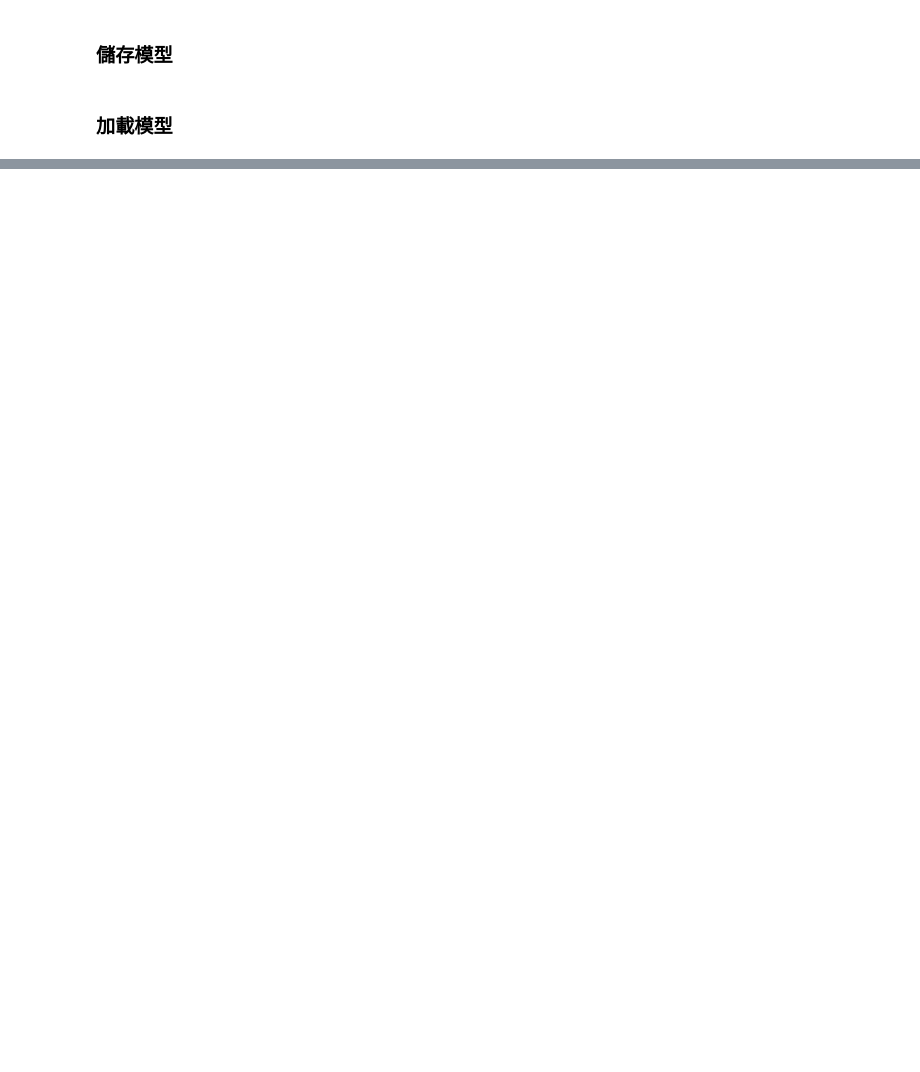
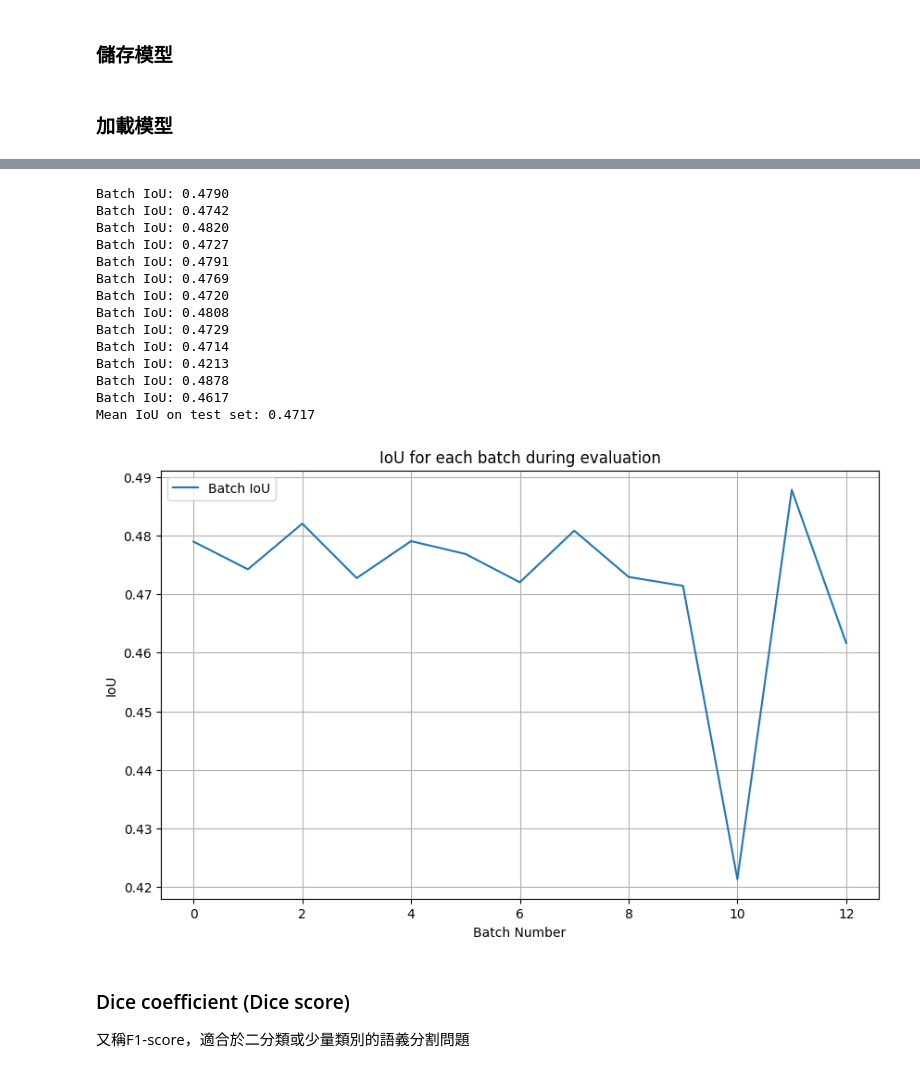
Before and after one commit to EureCalla/Probe-Mark, a Jupyter notebook: notebook/PM.ipynb, the cells around one changed output, grey strips where cells are left out. Drawn from its saved outputs; the diff is of its cells as text; code cells hidden in the pictures; blank space fills up the shorter version.

```diff
--- a/notebook/PM.ipynb
+++ b/notebook/PM.ipynb
@@ -582,0 +611,73 @@ with torch.no_grad():
+# %%
+import torchmetrics
+import matplotlib.pyplot as plt
+
+# 創建測試集的資料集和數據加載器
+test_dataset = SegmentationDataset(test_orig_paths, test_label_paths, transform=BASIC_TRANSFORMS)
+test_dataloader = DataLoader(test_dataset, batch_size=4, shuffle=False)
+
+model.eval()  # 切換模型為評估模式
+
+# 初始化IoU指標，指定task為'multiclass'
+iou_metric = torchmetrics.JaccardIndex(task='multiclass', num_classes=2).to(device)
+
+# 初始化變量來計算總的IoU和記錄每個batch的IoU
+total_iou = 0.0
+total_batches = 0
+batch_iou_values = []  # 用於存儲每個batch的IoU
+
+# 在測試集上進行評估
+with torch.no_grad():  # 在評估模式下禁用梯度計算
+    for orig_image, label_image in test_dataloader:
+        orig_image = orig_image.to(device)
+        label_image = label_image.to(device)
+
+        # 模型預測
+        outputs = model(orig_image)  # outputs 應該是形狀為 (N, C, H, W)
+        preds = torch.argmax(outputs, dim=1)  # 獲取預測結果，形狀為 (N, H, W)
+
+        # 確保label_image的形狀是 (N, H, W)
+        label_image = label_image.squeeze(1)  # 如果label_image是 (N, 1, H, W)，可以使用squeeze去掉1維度
+
+        # 計算這個batch的IoU
+        batch_iou = iou_metric(preds, label_image)
+        print(f"Batch IoU: {batch_iou.item():.4f}")
+        total_iou += batch_iou.item()
+        total_batches += 1
+
+        # 記錄每個batch的IoU
+        batch_iou_values.append(batch_iou.item())
+
+# 計算平均IoU
+mean_iou = total_iou / total_batches
+print(f"Mean IoU on test set: {mean_iou:.4f}")
+
+# 繪製每個batch的IoU圖
+plt.figure(figsize=(10, 6))
+plt.plot(batch_iou_values, label='Batch IoU')
+plt.xlabel('Batch Number')
+plt.ylabel('IoU')
+plt.title('IoU for each batch during evaluation')
+plt.legend()
+plt.grid(True)
+plt.savefig(save_path+'\\VGG16_IoU.png')
+plt.show()
+# %% [output]
+Batch IoU: 0.4790
+Batch IoU: 0.4742
+Batch IoU: 0.4820
+Batch IoU: 0.4727
+Batch IoU: 0.4791
+Batch IoU: 0.4769
+Batch IoU: 0.4720
+Batch IoU: 0.4808
+Batch IoU: 0.4729
+Batch IoU: 0.4714
+Batch IoU: 0.4213
+Batch IoU: 0.4878
+Batch IoU: 0.4617
+Mean IoU on test set: 0.4717
+[figure, added]
+# %% [markdown]
+### Dice coefficient (Dice score)
+又稱F1-score，適合於二分類或少量類別的語義分割問題
```
Also changed, not shown: parts of 11 cells of this notebook.
